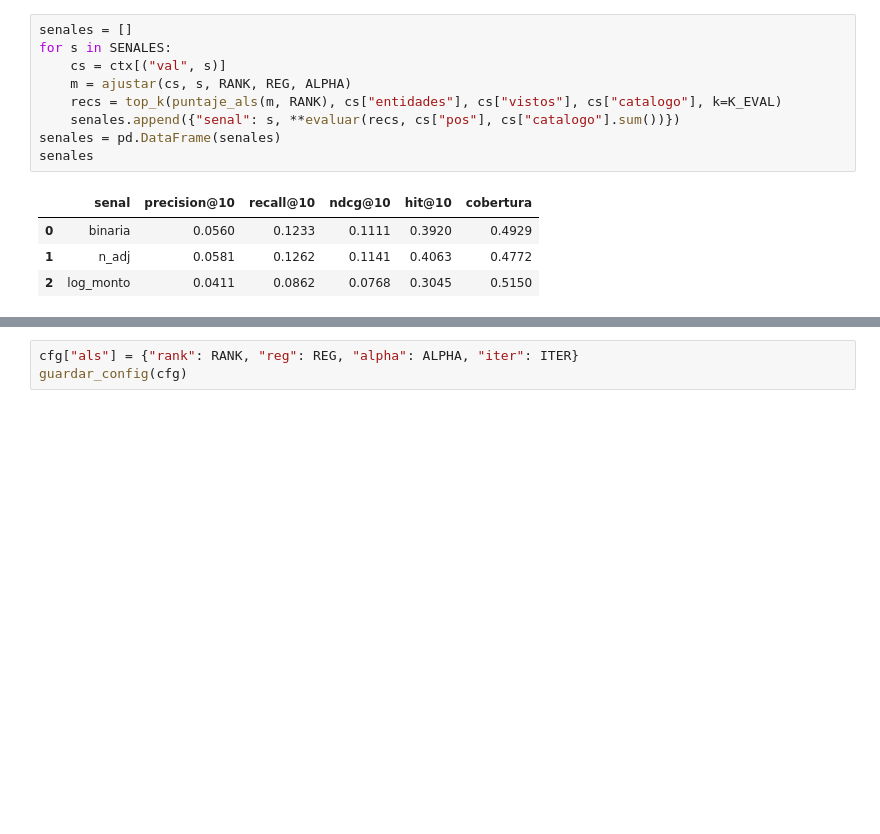
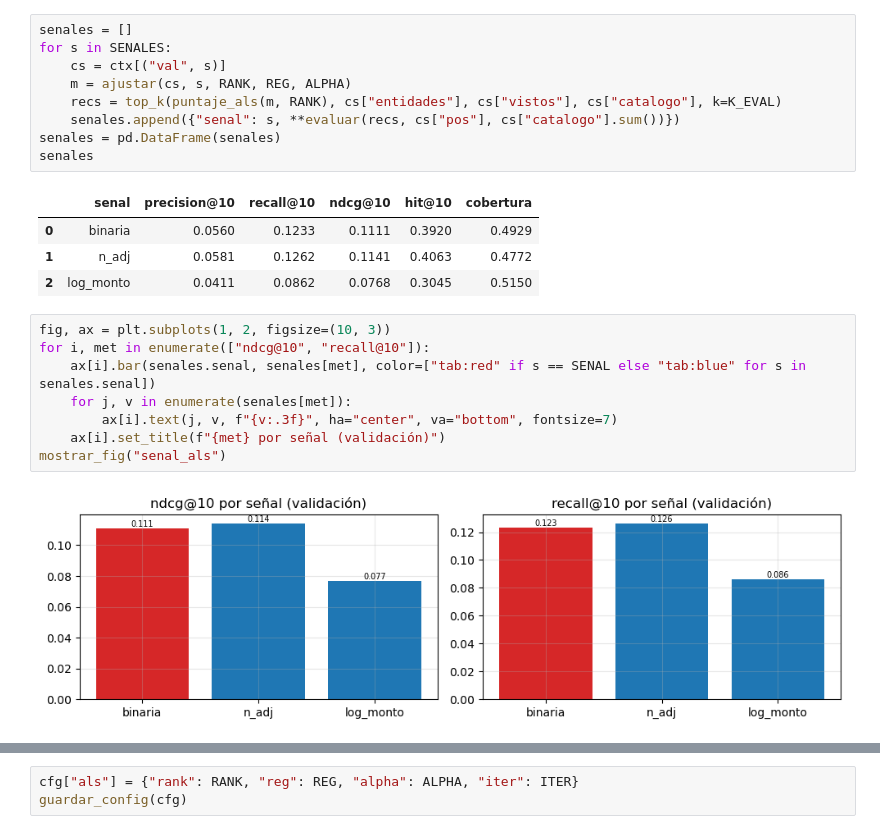
Before and after one commit to paolovasquezg/dm-proj2, a Jupyter notebook: 03_Recomend/d_als.ipynb, the cells around one changed output, grey strips where cells are left out. Drawn from its saved outputs; the diff is of its cells as text; blank space fills up the shorter version.

```diff
--- a/03_Recomend/d_als.ipynb
+++ b/03_Recomend/d_als.ipynb
@@ -131,4 +157,14 @@ senales
 | 0 | binaria | 0.0560 | 0.1233 | 0.1111 | 0.3920 | 0.4929 |
 | 1 | n_adj | 0.0581 | 0.1262 | 0.1141 | 0.4063 | 0.4772 |
 | 2 | log_monto | 0.0411 | 0.0862 | 0.0768 | 0.3045 | 0.5150 |
+# %%
+fig, ax = plt.subplots(1, 2, figsize=(10, 3))
+for i, met in enumerate(["ndcg@10", "recall@10"]):
+    ax[i].bar(senales.senal, senales[met], color=["tab:red" if s == SENAL else "tab:blue" for s in senales.senal])
+    for j, v in enumerate(senales[met]):
+        ax[i].text(j, v, f"{v:.3f}", ha="center", va="bottom", fontsize=7)
+    ax[i].set_title(f"{met} por señal (validación)")
+mostrar_fig("senal_als")
+# %% [output]
+[figure, added]
 # %% [markdown]
```
Also changed, not shown: parts of 22 cells of this notebook, 2 other files.
